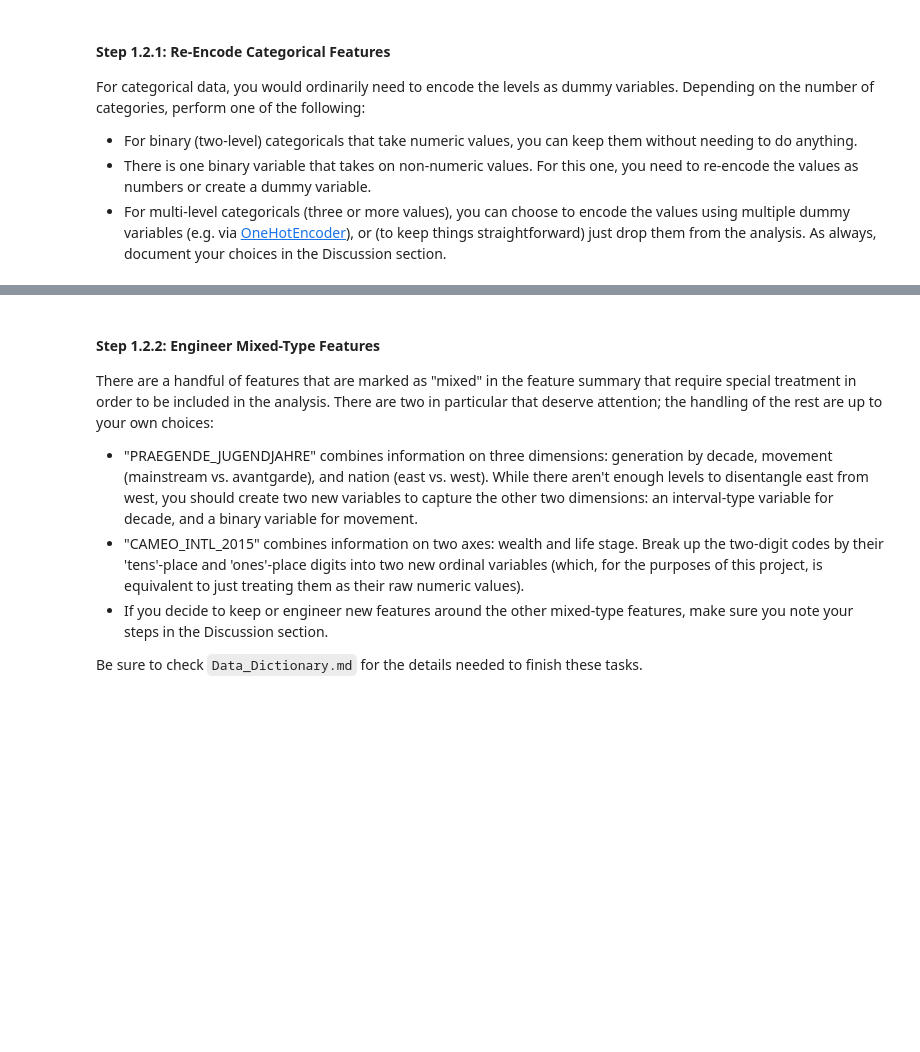
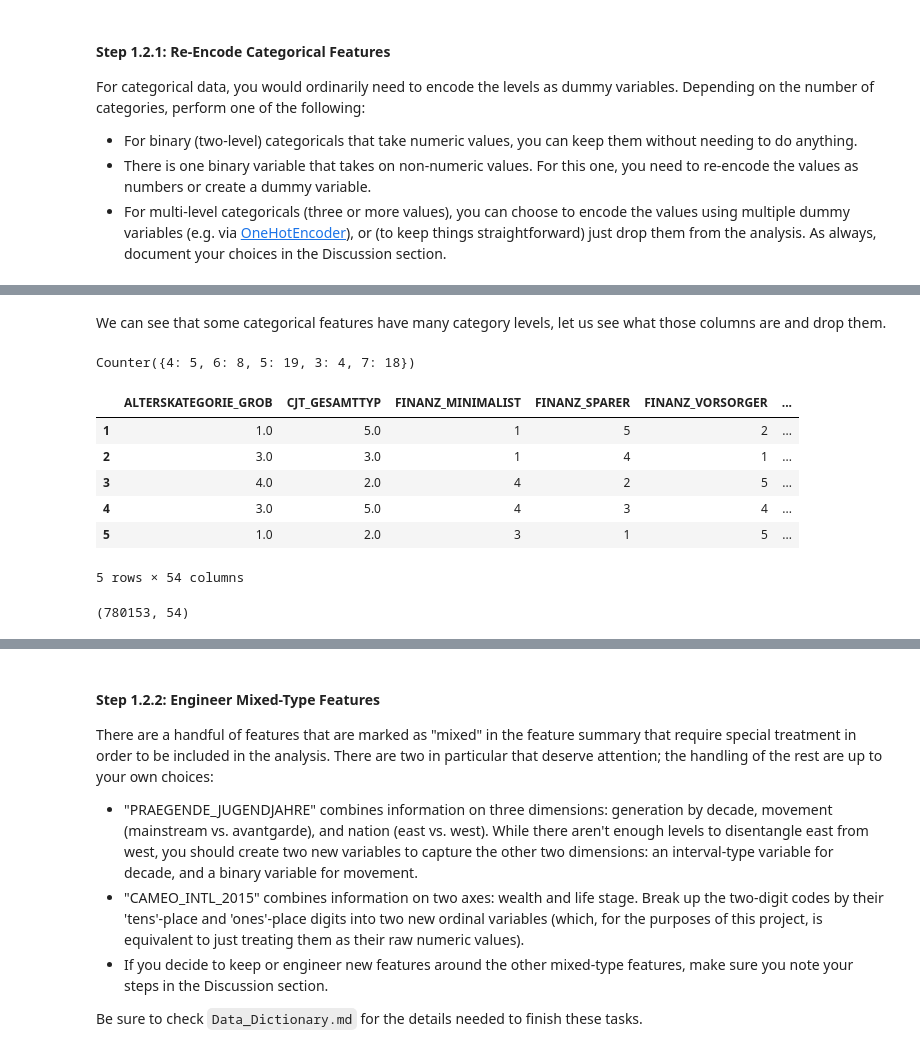
Before and after one commit to sanjeevai/customer_segments_arvato, a Jupyter notebook: Identify_Customer_Segments.ipynb, the cells around one changed output, grey strips where cells are left out. Saved outputs shown, nothing was run; the diff lists cells and outputs as text; code cells hidden in the pictures; blank space fills up the shorter version.

```diff
--- a/Identify_Customer_Segments.ipynb
+++ b/Identify_Customer_Segments.ipynb
@@ -1094,2 +1115,3 @@ cat_df[[col for col in cat_df if cat_df[col].nunique() == 2]]
 # %%
 # Re-encode categorical variable(s) to be kept in the analysis.
+cat_non_binary = cat_df[[col for col in cat_df if cat_df[col].nunique() > 2]]
@@ -1099,0 +1120,5 @@ cat_df[[col for col in cat_df if cat_df[col].nunique() == 2]]
+# %%
+ls = []
+for col in cat_non_binary:
+    ls.append(cat_non_binary[col].nunique())
+Counter(ls)
@@ -1099,0 +1137,28 @@ cat_df[[col for col in cat_df if cat_df[col].nunique() == 2]]
+# %% [markdown]
+We can see that some categorical features have many category levels, let us see what those columns are and drop them.
+# %%
+cols = [col for col in cat_non_binary if cat_non_binary[col].nunique() > 7]
+# cat_non_binary[[col for col in cat_non_binary if cat_non_binary[col].nunique() > 7]]
+# %%
+cat_non_binary.drop(columns=cols, inplace = True, axis = 1)
+# %%
+ls = []
+for col in cat_non_binary:
+    ls.append(cat_non_binary[col].nunique())
+Counter(ls)
+# %% [output]
+Counter({4: 5, 6: 8, 5: 19, 3: 4, 7: 18})
+# %%
+cat_non_binary.head()
+# %% [output]
+|  | ALTERSKATEGORIE_GROB | CJT_GESAMTTYP | FINANZ_MINIMALIST | FINANZ_SPARER | FINANZ_VORSORGER | ... |
+| 1 | 1.0 | 5.0 | 1 | 5 | 2 | ... |
+| 2 | 3.0 | 3.0 | 1 | 4 | 1 | ... |
+| 3 | 4.0 | 2.0 | 4 | 2 | 5 | ... |
+| 4 | 3.0 | 5.0 | 4 | 3 | 4 | ... |
+| 5 | 1.0 | 2.0 | 3 | 1 | 5 | ... |
+5 rows × 54 columns
+# %%
+pd.get_dummies(cat_non_binary['ALTERSKATEGORIE_GROB']).isnull().sum()
+# %% [output]
+(780153, 54)
```
Also changed, not shown: parts of 15 cells of this notebook.
